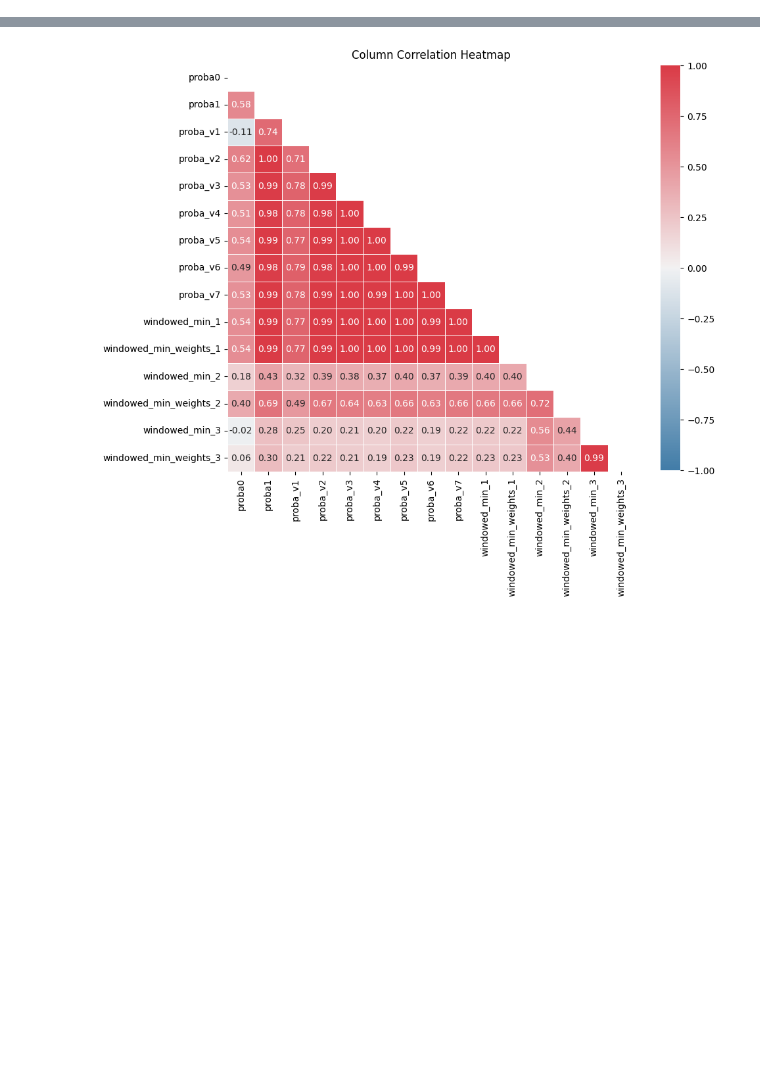
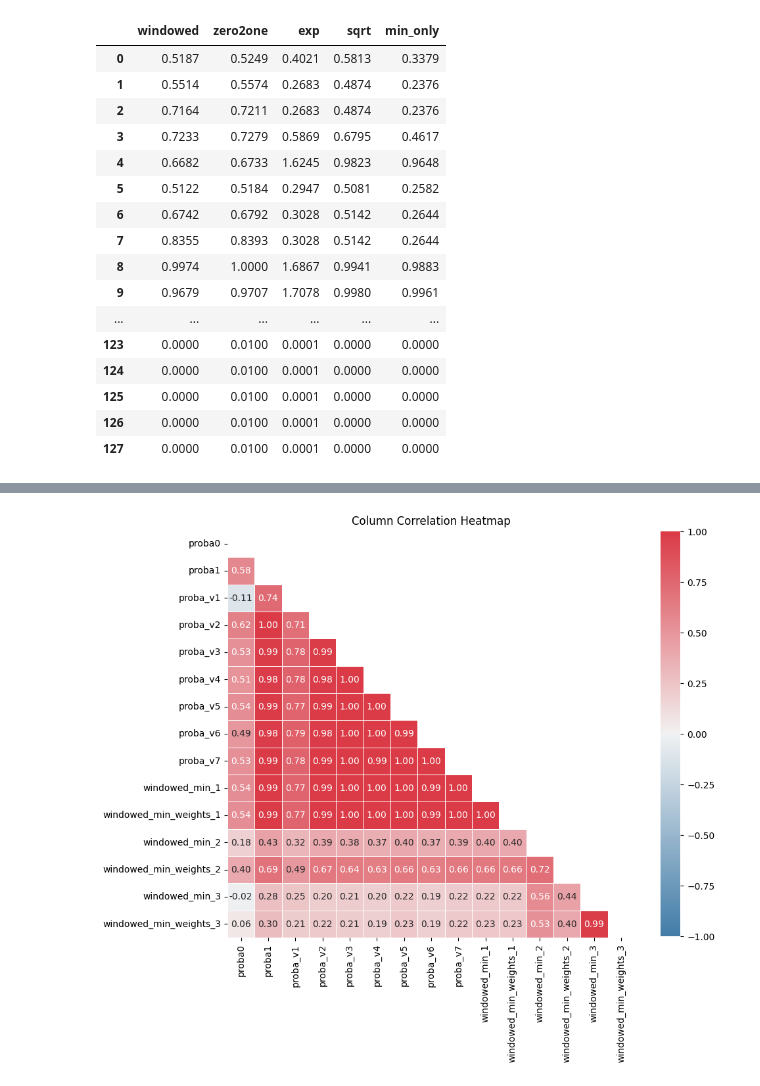
Before and after one commit to faizanahemad/prevent-memorisation, a Jupyter notebook: Investigate-Copy1.ipynb, the cells around one changed output, grey strips where cells are left out. Drawn from its saved outputs; the diff is of its cells as text; code cells hidden in the pictures; blank space fills up the shorter version.

```diff
--- a/Investigate-Copy1.ipynb
+++ b/Investigate-Copy1.ipynb
@@ -284 +340,72 @@ df
+# %%
+def cumulative_product_window(array, window):
+    array = np.array(array)
+    # Create an array with the same size as the input array
+    result = np.empty_like(array)
+
+    # Pad the input array with ones to the left
+    padded_array = np.pad(array, (window - 1, 0), mode='constant', constant_values=(1,))
+
+    # Calculate the cumulative product within the given window length
+    for i in range(len(array)):
+        result[i] = np.prod(padded_array[i:i + window])
+
+    return result
+
+def windowed_applicator(array, window):
+    array = np.array(array)
+    result = np.empty_like(array)
+
+    padded_array = np.pad(array, (0, window - 1), mode='edge')
+    for i in range(len(array)):
+        result[i] = np.mean(padded_array[i:i +window])
+    return result # / np.mean(result)
+
+
+def fit_in_zero_one_range_min_max(initial_array):
+    initial_array = np.array(initial_array)
+
+    # Normalize the initial array
+    min_value = initial_array.min()
+    range_value = initial_array.max() - min_value
+    normalized_array = (initial_array - min_value) / range_value
+
+    # Scale the normalized array to the desired range (0.01 to 1)
+    min_mapped_value = 0.01
+    max_mapped_value = 1
+    mapped_array = normalized_array * (max_mapped_value - min_mapped_value) + min_mapped_value
+    return mapped_array
+
+window = 3
+probas_cumulative = list(zip(cumulative_product_window(df["proba0"], window), cumulative_product_window(df["proba1"], window)))
+intermediate = [np.min(d) for d in probas_cumulative]
+# proba_v9_cumulative = [np.abs(1/np.log10(d)) for d in intermediate]
+proba_v9_sqrt = [np.sqrt(d) for d in intermediate]
+proba_v9_exp = [np.exp(d) - 0.9999 for d in intermediate]
+
+proba_v9_cumulative_windowed = windowed_applicator(proba_v9_sqrt, window)
+proba_v9_cumulative_windowed_zero2one=fit_in_zero_one_range_min_max(proba_v9_cumulative_windowed)
+
+pd.set_option('display.max_rows', 200)
+pd.options.display.float_format = '{:,.4f}'.format
+pd.DataFrame(list(zip(proba_v9_cumulative_windowed,proba_v9_cumulative_windowed_zero2one, proba_v9_exp, proba_v9_sqrt, intermediate)),
+            columns=["windowed","zero2one", "exp","sqrt","min_only"])
+# %% [output]
+|  | windowed | zero2one | exp | sqrt | min_only |
+| 0 | 0.5187 | 0.5249 | 0.4021 | 0.5813 | 0.3379 |
+| 1 | 0.5514 | 0.5574 | 0.2683 | 0.4874 | 0.2376 |
+| 2 | 0.7164 | 0.7211 | 0.2683 | 0.4874 | 0.2376 |
+| 3 | 0.7233 | 0.7279 | 0.5869 | 0.6795 | 0.4617 |
+| 4 | 0.6682 | 0.6733 | 1.6245 | 0.9823 | 0.9648 |
+| 5 | 0.5122 | 0.5184 | 0.2947 | 0.5081 | 0.2582 |
+| 6 | 0.6742 | 0.6792 | 0.3028 | 0.5142 | 0.2644 |
+| 7 | 0.8355 | 0.8393 | 0.3028 | 0.5142 | 0.2644 |
+| 8 | 0.9974 | 1.0000 | 1.6867 | 0.9941 | 0.9883 |
+| 9 | 0.9679 | 0.9707 | 1.7078 | 0.9980 | 0.9961 |
+| ... | ... | ... | ... | ... | ... |
+| 123 | 0.0000 | 0.0100 | 0.0001 | 0.0000 | 0.0000 |
+| 124 | 0.0000 | 0.0100 | 0.0001 | 0.0000 | 0.0000 |
+| 125 | 0.0000 | 0.0100 | 0.0001 | 0.0000 | 0.0000 |
+| 126 | 0.0000 | 0.0100 | 0.0001 | 0.0000 | 0.0000 |
+| 127 | 0.0000 | 0.0100 | 0.0001 | 0.0000 | 0.0000 |
 # %%
```
Also changed, not shown: parts of 12 cells of this notebook, 6 other files.
